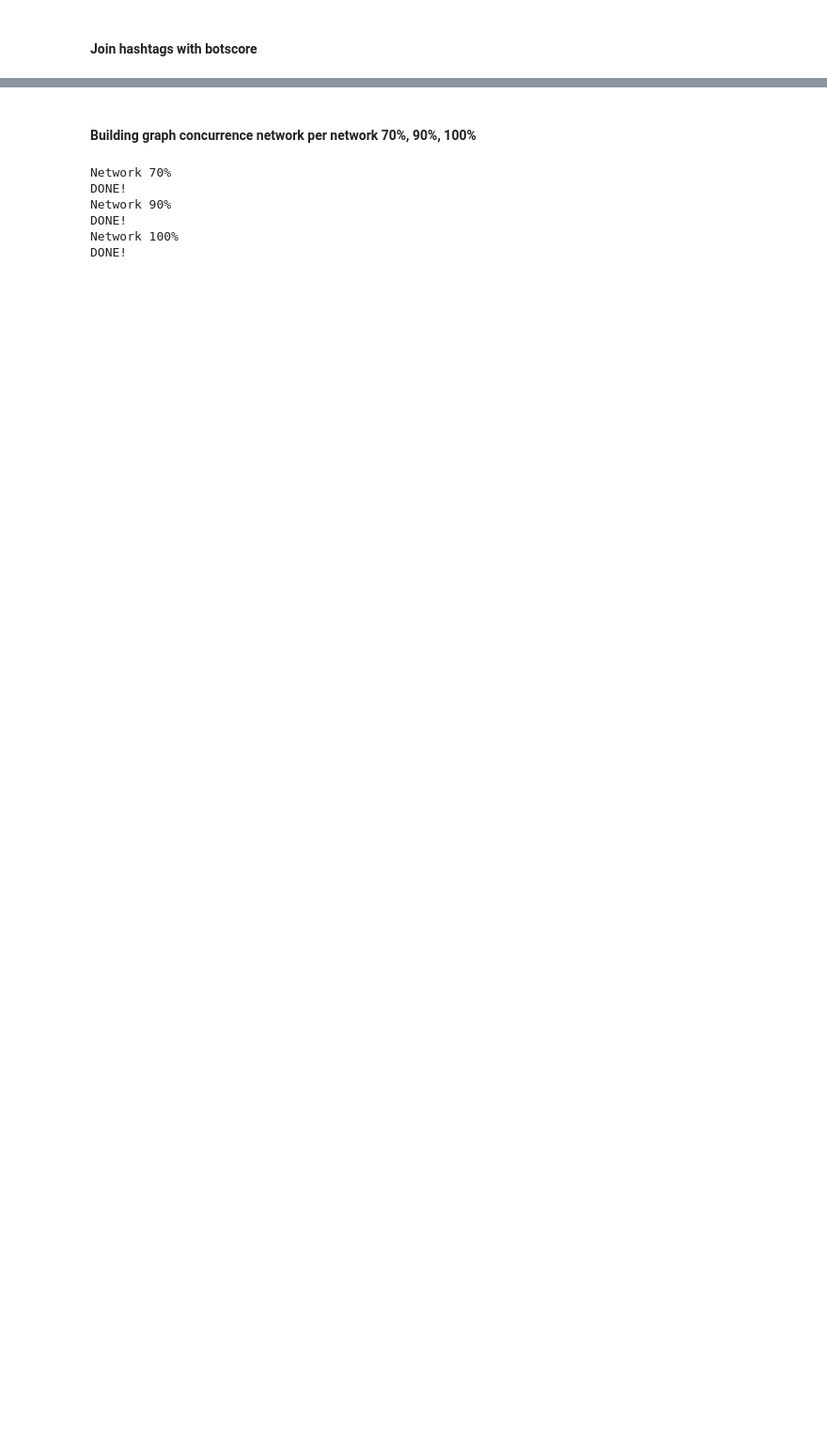
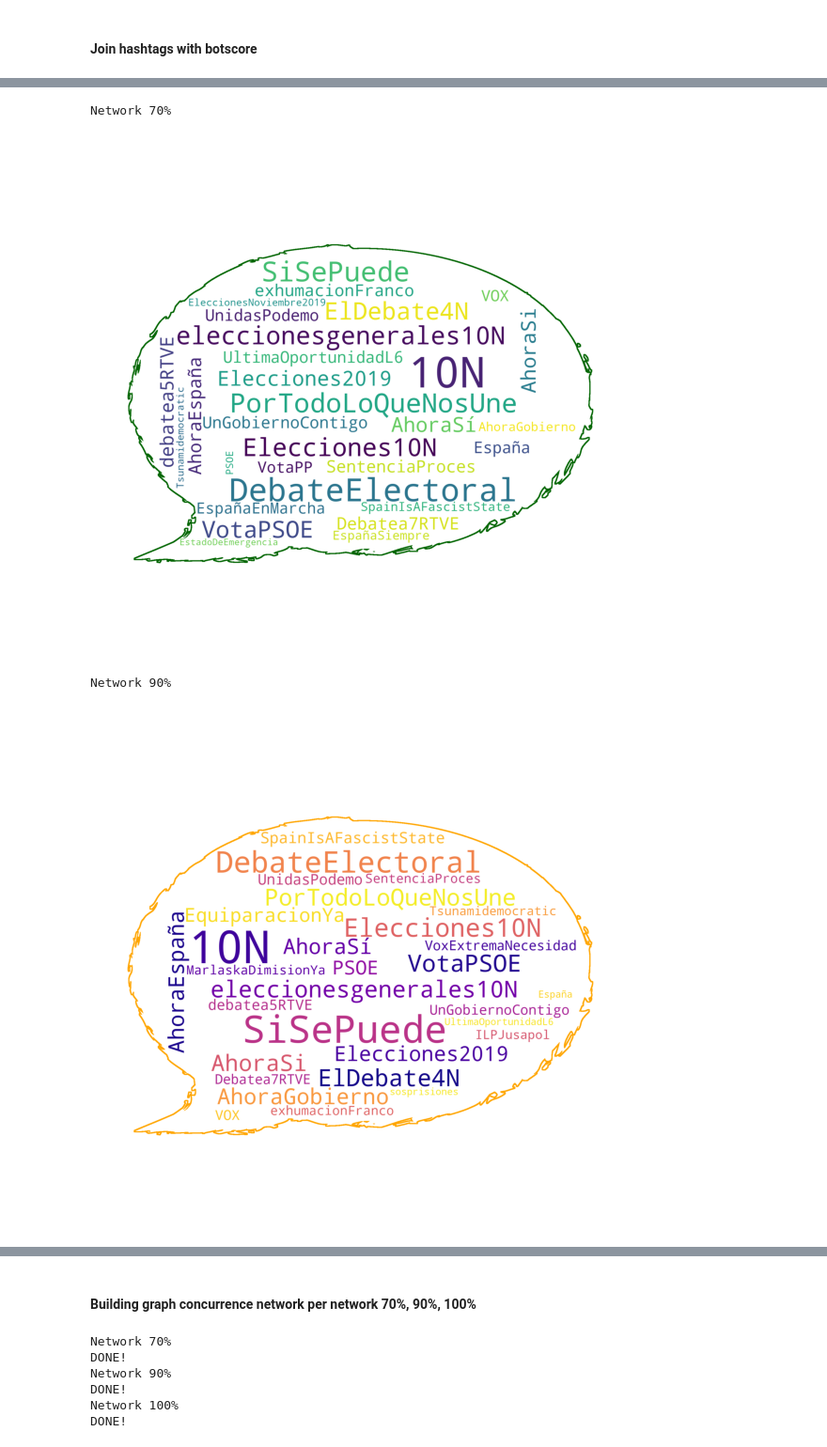
Before and after one commit to javier-pg/botbusters-spanish-general-elections-network-analysis, a Jupyter notebook: code/7.Virality.ipynb, the cells around one changed output, grey strips where cells are left out. Shown at 94% size. Drawn from its saved outputs; the diff is of its cells as text; code cells hidden in the pictures; blank space fills up the shorter version.

Commit message:
add image for wordcloud

```diff
--- a/code/7.Virality.ipynb
+++ b/code/7.Virality.ipynb
@@ -294,0 +335,52 @@ df_hashtags.head(5)
+# %%
+prs = [70,90]
+ps = np.percentile(a=users.botscore, q=prs, interpolation='lower')
+
+percentile = {70: ps[0],
+              90: ps[1],
+              100: 1.01}
+
+mask = np.array(Image.open('code/comment.png'))
+# %%
+df_stats = df_hashtags
+
+contour_colors = {
+    70: 'darkgreen',
+    90: 'orange',
+    100: 'red',
+}
+
+colormaps = {
+    70: 'viridis',
+    90: 'plasma',
+    100: 'inferno'
+}
+
+# filter tweets per author's botscore
+for percentage in [70, 90, 100]:
+    print("Network " + str(percentage) +"%")
+
+    df_stats2 = df_stats[df_stats.botscore < percentile[percentage]]
+
+    text = ' '.join(df_stats2['hashtag'].astype('str'))
+
+    wordcloud2 = WordCloud(
+        random_state=1,
+        background_color='white',
+        contour_color=contour_colors[percentage],
+        contour_width=2,
+        colormap=colormaps[percentage],
+        collocations=False,
+        max_words=30,
+        mask=mask).generate(text)
+
+    plt.figure(figsize=(20,10))
+    plt.imshow(wordcloud2)
+    plt.axis("off")
+    plt.show()
+    df_stats = df_stats[df_stats.botscore >= percentile[percentage]]
+# %% [output]
+Network 70%
+[figure, added]
+Network 90%
+[figure, added]
```
Also changed, not shown: parts of 56 cells of this notebook, 2 other files.
